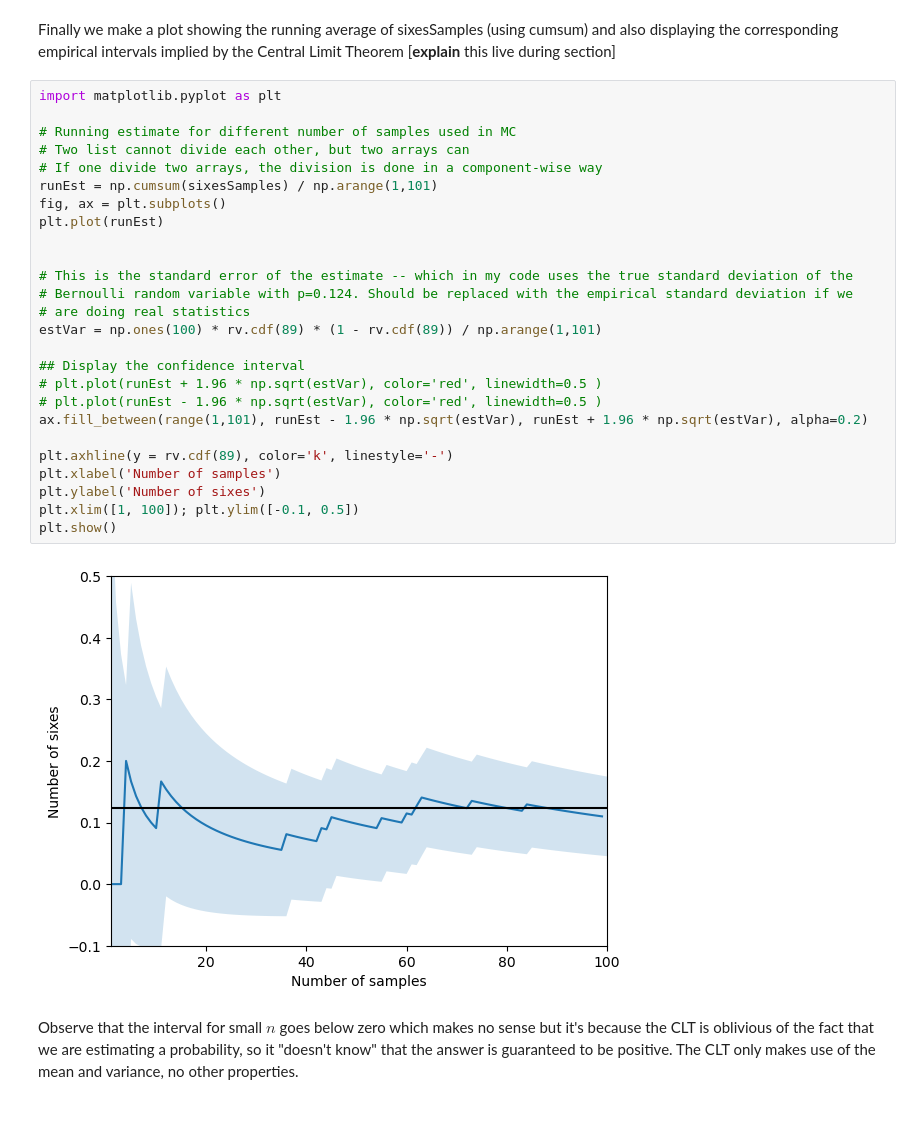
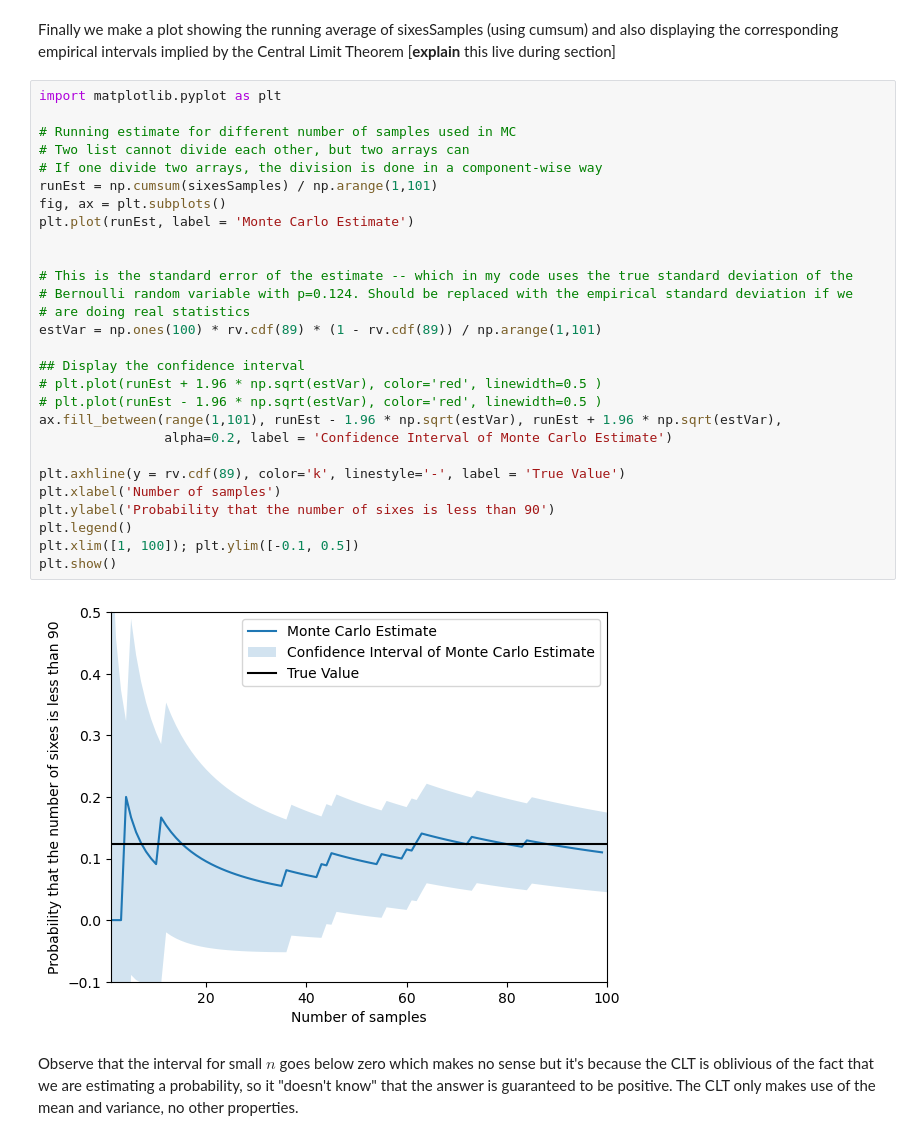
Before and after one commit to Haosheng-Zhou/Haosheng-Zhou.github.io, a Jupyter notebook: teaching/PSTAT_160A_summer_2023/Python_w2.ipynb, the cells around one changed output. Drawn from its saved outputs; the diff is of its cells as text.

```diff
--- a/teaching/PSTAT_160A_summer_2023/Python_w2.ipynb
+++ b/teaching/PSTAT_160A_summer_2023/Python_w2.ipynb
@@ -65,30 +65,32 @@ Finally we make a plot showing the running average of sixesSamples (using cumsum
 # %%
 import matplotlib.pyplot as plt
 
 # Running estimate for different number of samples used in MC
 # Two list cannot divide each other, but two arrays can
 # If one divide two arrays, the division is done in a component-wise way
 runEst = np.cumsum(sixesSamples) / np.arange(1,101)
 fig, ax = plt.subplots()
-plt.plot(runEst)
+plt.plot(runEst, label = 'Monte Carlo Estimate')
 
 
 # This is the standard error of the estimate -- which in my code uses the true standard deviation of the
 # Bernoulli random variable with p=0.124. Should be replaced with the empirical standard deviation if we
 # are doing real statistics
 estVar = np.ones(100) * rv.cdf(89) * (1 - rv.cdf(89)) / np.arange(1,101)
 
 ## Display the confidence interval
 # plt.plot(runEst + 1.96 * np.sqrt(estVar), color='red', linewidth=0.5 )
 # plt.plot(runEst - 1.96 * np.sqrt(estVar), color='red', linewidth=0.5 )
-ax.fill_between(range(1,101), runEst - 1.96 * np.sqrt(estVar), runEst + 1.96 * np.sqrt(estVar), alpha=0.2)
+ax.fill_between(range(1,101), runEst - 1.96 * np.sqrt(estVar), runEst + 1.96 * np.sqrt(estVar),
+                alpha=0.2, label = 'Confidence Interval of Monte Carlo Estimate')
 
-plt.axhline(y = rv.cdf(89), color='k', linestyle='-')
+plt.axhline(y = rv.cdf(89), color='k', linestyle='-', label = 'True Value')
 plt.xlabel('Number of samples')
-plt.ylabel('Number of sixes')
+plt.ylabel('Probability that the number of sixes is less than 90')
+plt.legend()
 plt.xlim([1, 100]); plt.ylim([-0.1, 0.5])
 plt.show()
 # %% [output]
-[figure, old version]
+[figure, new version]
 # %% [markdown]
 Observe that the interval for small $n$ goes below zero which makes no sense but it's because the CLT is oblivious of the fact that we are estimating a probability, so it "doesn't know" that the answer is guaranteed to be positive. The CLT only makes use of the mean and variance, no other properties.
```
Also changed, not shown: parts of 1 cell of this notebook, 2 other files.
